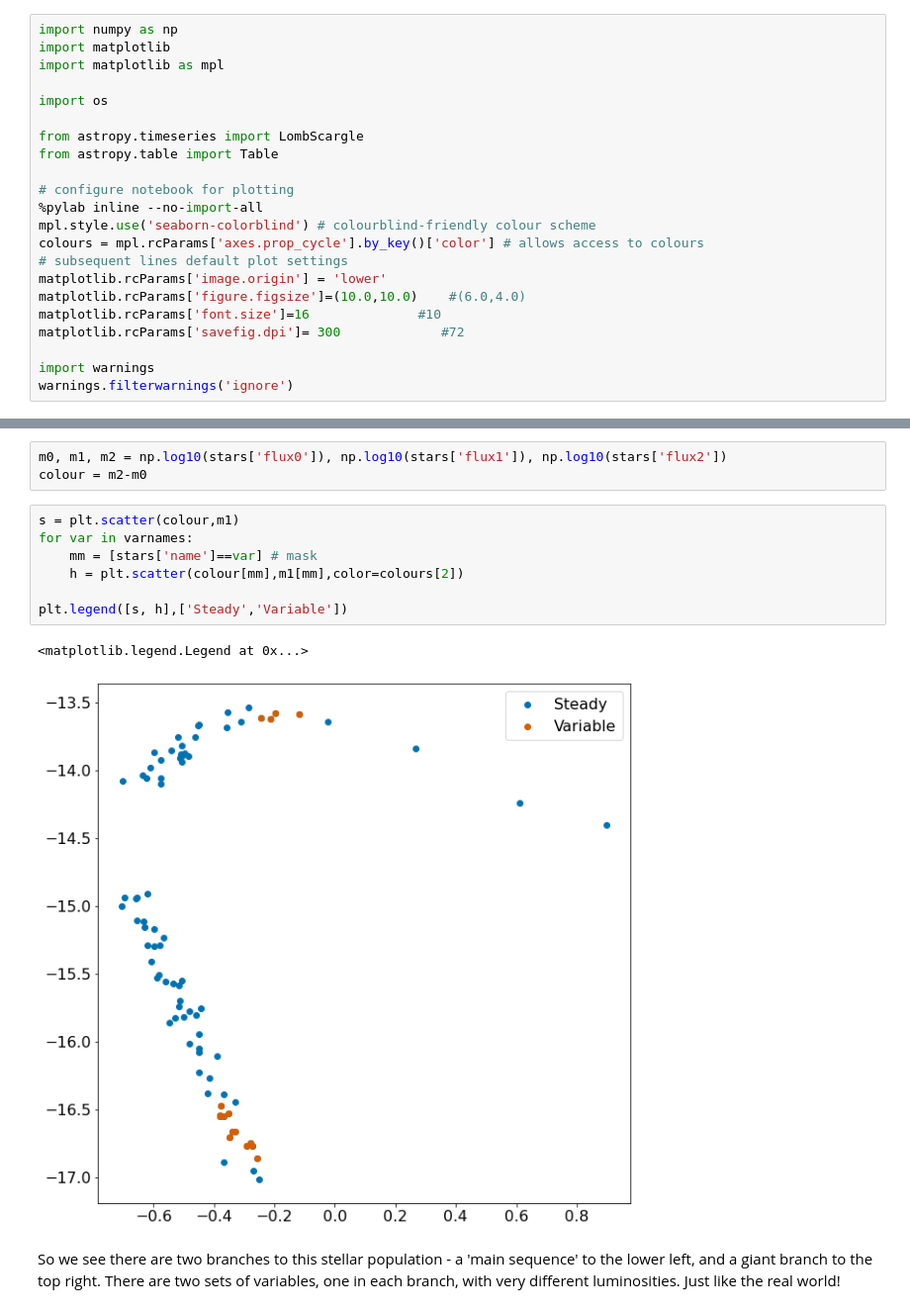
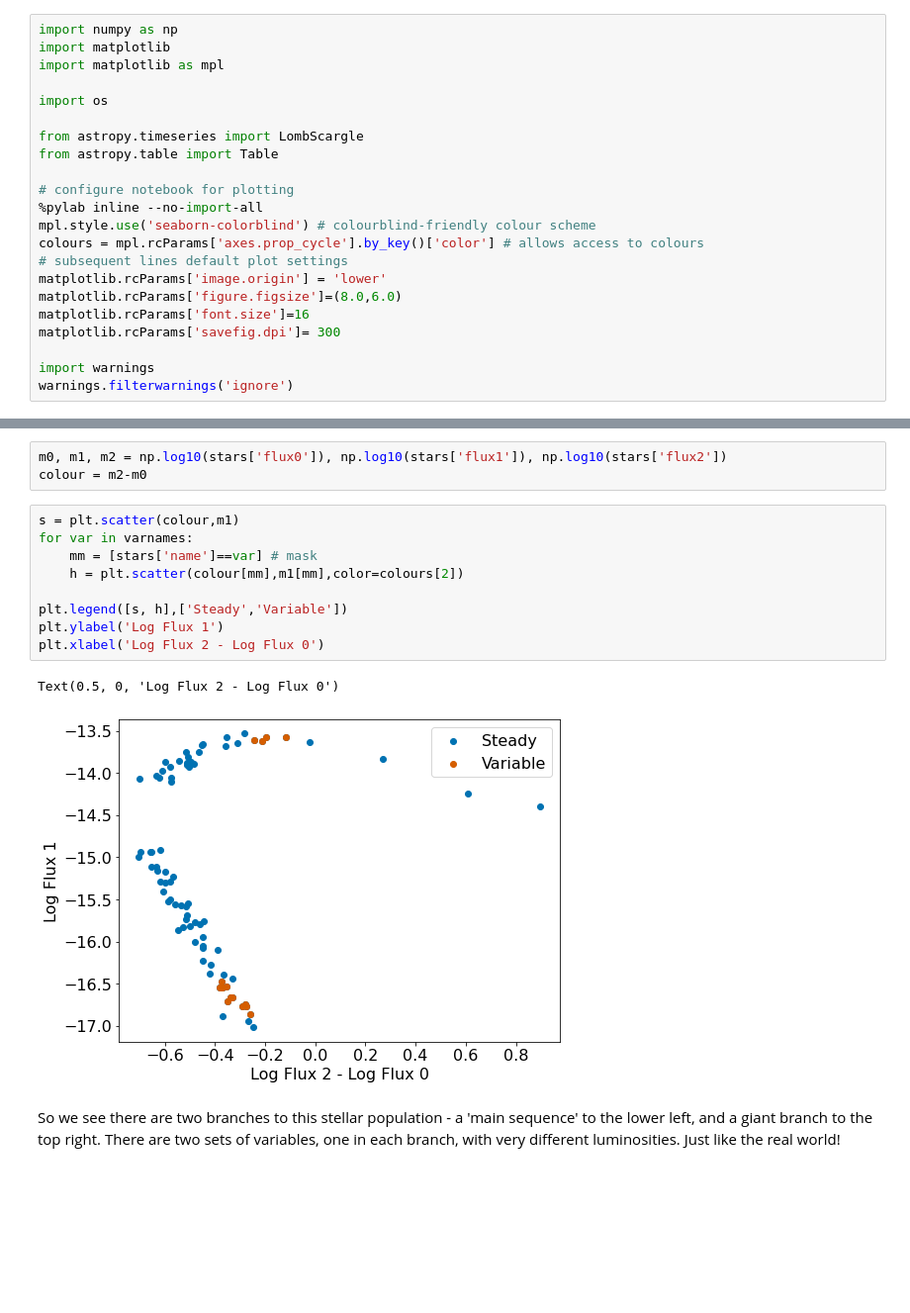
Before and after one commit to benjaminpope/ladder, a Jupyter notebook: docs/notebooks/lombscargle_example.ipynb, the cells around one changed output, grey strips where cells are left out. Shown at 99% size. Drawn from its saved outputs; the diff is of its cells as text; blank space fills up the shorter version.

Commit message:
hr diagram stuff

```diff
--- a/docs/notebooks/lombscargle_example.ipynb
+++ b/docs/notebooks/lombscargle_example.ipynb
@@ -24,9 +24,9 @@ mpl.style.use('seaborn-colorblind') # colourblind-friendly colour scheme
 colours = mpl.rcParams['axes.prop_cycle'].by_key()['color'] # allows access to colours
 # subsequent lines default plot settings
 matplotlib.rcParams['image.origin'] = 'lower'
-matplotlib.rcParams['figure.figsize']=(10.0,10.0)    #(6.0,4.0)
-matplotlib.rcParams['font.size']=16              #10
-matplotlib.rcParams['savefig.dpi']= 300             #72
+matplotlib.rcParams['figure.figsize']=(8.0,6.0)
+matplotlib.rcParams['font.size']=16
+matplotlib.rcParams['savefig.dpi']= 300
 
 import warnings
 warnings.filterwarnings('ignore')
@@ -163,13 +163,15 @@ colour = m2-m0
 # %%
 s = plt.scatter(colour,m1)
 for var in varnames:
     mm = [stars['name']==var] # mask
     h = plt.scatter(colour[mm],m1[mm],color=colours[2])
 
 plt.legend([s, h],['Steady','Variable'])
+plt.ylabel('Log Flux 1')
+plt.xlabel('Log Flux 2 - Log Flux 0')
 # %% [output]
-<matplotlib.legend.Legend at 0x...>
+Text(0.5, 0, 'Log Flux 2 - Log Flux 0')
-[figure, old version]
+[figure, new version]
 # %% [markdown]
 So we see there are two branches to this stellar population - a 'main sequence' to the lower left, and a giant branch to the top right. There are two sets of variables, one in each branch, with very different luminosities. Just like the real world!
 # %% [markdown]
```
Also changed, not shown: parts of 6 cells of this notebook, 3 other files.
